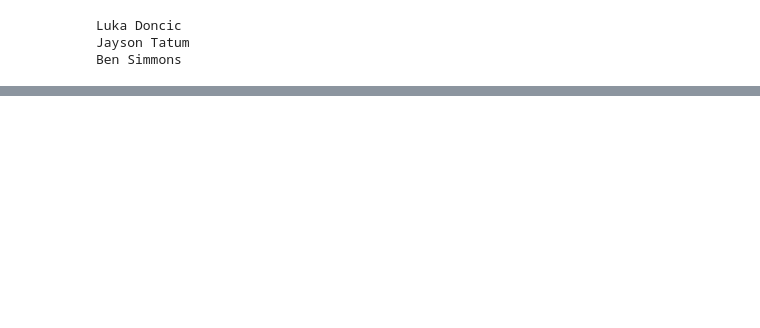
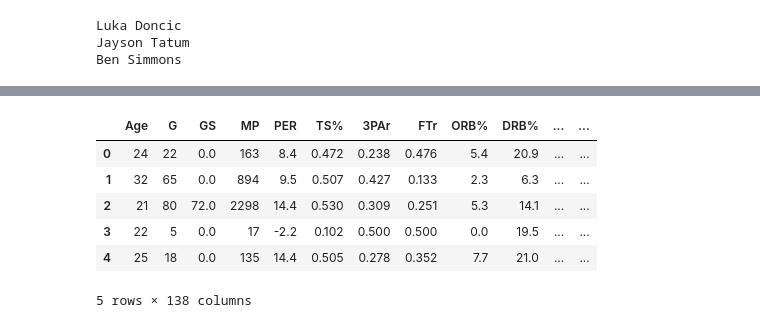
Before and after one commit to AForbis/Bootcamp_Final_Project, a Jupyter notebook: final_project_segment.ipynb, the cells around one changed output, grey strips where cells are left out. Cells and saved outputs as stored; diff of their text form; code cells hidden in the pictures; blank space fills up the shorter version.

```diff
--- a/final_project_segment.ipynb
+++ b/final_project_segment.ipynb
@@ -101,0 +122,24 @@ Ben Simmons
+# %%
+# create functions to determine if player is a guard forward and/or center
+def is_forward(pos):
+    possible_pos = [ 'SF',  'PF', 'PF-C', 'SG-SF', 'PF-SF', 'SF-SG', 'SF-PF', 'C-PF', 'SG-PF', 'C-SF', 'PG-SF']
+    if pos in possible_pos: isF = 1
+    else: isF = 0
+    return isF
+
+def is_guard(pos):
+    possible_pos = ['PG','SG','SG-SF','PG-SG','SG-PG','SF-SG','SG-PF','PG-SF']
+    if pos in possible_pos: isG = 1
+    else: isG = 0
+    return isG
+
+def is_center(pos):
+    possible_pos = ['C','PF-C','C-PF','C-SF']
+    if pos in possible_pos: isC = 1
+    else: isC = 0
+    return isC
+# %%
+#Create dummy columns for G, F, C
+Season_Stats_ML_DF['is_Guard'] = Season_Stats_ML_DF['Pos'].apply(lambda pos: is_guard(pos) )
+Season_Stats_ML_DF['is_Forward'] = Season_Stats_ML_DF['Pos'].apply(lambda pos: is_forward(pos) )
+Season_Stats_ML_DF['is_Center'] = Season_Stats_ML_DF['Pos'].apply(lambda pos: is_center(pos) )
@@ -101,0 +154,6 @@ Ben Simmons
+# %%
+#Drop the Pos Column since we have dummy columns
+Season_Stats_ML_DF=Season_Stats_ML_DF.drop(['Pos'],axis=1)
+# %%
+#make dummies for team
+Season_Stats_ML_DF = pd.get_dummies(Season_Stats_ML_DF,columns=['Tm','Year_season_start'])
@@ -101,0 +168,12 @@ Ben Simmons
+# %%
+# drop year end and player name
+Season_Stats_ML_DF=Season_Stats_ML_DF.drop(['Year_season_end','Player'],axis=1)
+Season_Stats_ML_DF.head()
+# %% [output]
+|  | Age | G | GS | MP | PER | TS% | 3PAr | FTr | ORB% | DRB% | ... | ... |
+| 0 | 24 | 22 | 0.0 | 163 | 8.4 | 0.472 | 0.238 | 0.476 | 5.4 | 20.9 | ... | ... |
+| 1 | 32 | 65 | 0.0 | 894 | 9.5 | 0.507 | 0.427 | 0.133 | 2.3 | 6.3 | ... | ... |
+| 2 | 21 | 80 | 72.0 | 2298 | 14.4 | 0.530 | 0.309 | 0.251 | 5.3 | 14.1 | ... | ... |
+| 3 | 22 | 5 | 0.0 | 17 | -2.2 | 0.102 | 0.500 | 0.500 | 0.0 | 19.5 | ... | ... |
+| 4 | 25 | 18 | 0.0 | 135 | 14.4 | 0.505 | 0.278 | 0.352 | 7.7 | 21.0 | ... | ... |
+5 rows × 138 columns
```
Also changed, not shown: parts of 12 cells of this notebook, 3 other files.
